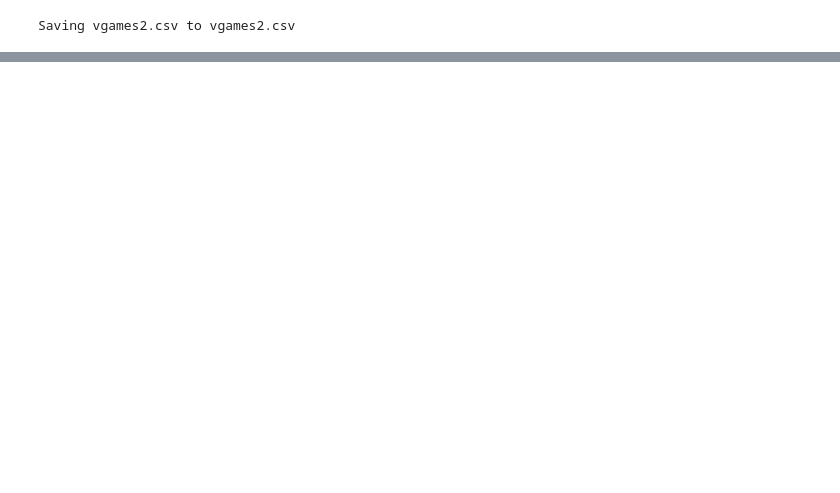
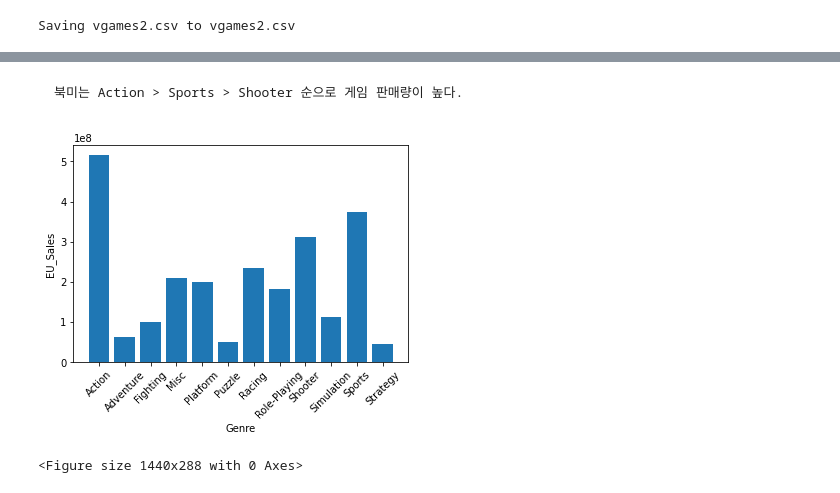
Before and after one commit to shinhyunji36/Codestates_AIB_Projects, a Jupyter notebook: AI_03_신현지_Section1.ipynb, the cells around one changed output, grey strips where cells are left out. Cells and saved outputs as stored; diff of their text form; code cells hidden in the pictures; blank space fills up the shorter version.

````diff
--- a/AI_03_신현지_Section1.ipynb
+++ b/AI_03_신현지_Section1.ipynb
@@ -298,0 +246,15 @@ na_no_K[:100]
+# %%
+# year 결측치 값 World_Sales 기준 top10 >> df에 수기로 채워주기
+df.loc['Madden NFL 2004','Year'] = df.loc['Madden NFL 2004','Year'].fillna(2003)
+df.loc['FIFA Soccer 2004','Year']= df.loc['FIFA Soccer 2004','Year'].fillna(2003)
+df.loc['LEGO Batman: The Videogame','Year'] = df.loc['LEGO Batman: The Videogame','Year'].fillna(2008)
+df.loc['wwe Smackdown vs. Raw 2006'] = df.loc['wwe Smackdown vs. Raw 2006'].fillna(2005)
+df.loc['Space Invaders','Year'] = df.loc['Space Invaders','Year'].fillna(1978)
+df.loc['Rock Band','Year'] = df.loc['Rock Band','Year'].fillna(2007)
+df.loc["Frogger's Adventures: Temple of the Frog",'Year'] = 2001           # dataframe이 아니라, 값 하나라서 fillna가 되지 않음 > 값을 직접 대입
+df.loc['LEGO Indiana Jones: The Original Adventures','Year'] = df.loc['LEGO Indiana Jones: The Original Adventures','Year'].fillna(2008)
+df.loc['Call of Duty 3','Year'] = df.loc['Call of Duty 3','Year'].fillna(2006)
+df.loc['Rock Band','Year'] = df.loc['Rock Band','Year'].fillna(2007)
+# %%
+# 채워주고 남은 결측값 dropna
+df.dropna(axis = 0, inplace = True)
@@ -298,0 +279,4 @@ na_no_K[:100]
+# %%
+# float 타입인 4자리 년도(가 담긴 column의 값들)를 int 타입으로 만들기
+df.Year = df.Year.apply(int)
+df.Year
@@ -298,0 +309,6 @@ na_no_K[:100]
+# %%
+# genre를 기준으로 sales 데이터 (na, eu, jp, other)의 합 구하기
+# 국가별로 어떤 장르가 "가장 많이 팔렸는가(> 그래서 '평균'이 아니라 '합' 구해야 한다)" 확인 후 비교
+
+genre_sum = df.groupby(['Genre'])[["NA_Sales","EU_Sales","JP_Sales","Other_Sales"]].sum()
+genre_sum
@@ -298,0 +360,16 @@ na_no_K[:100]
+# %% [markdown]
+```
+북미는 Action > Sports > Shooter 순으로 게임 판매량이 높다.
+```
+# %%
+#2 EU
+plt.bar(genre_sum.index,genre_sum.EU_Sales)
+plt.xlabel('Genre')
+plt.xticks(rotation=45)
+plt.ylabel('EU_Sales')
+plt.figure(figsize=(20,4))
+
+plt.show()
+# %% [output]
+[figure, added]
+<Figure size 1440x288 with 0 Axes>
````
Also changed, not shown: parts of 63 cells of this notebook.
